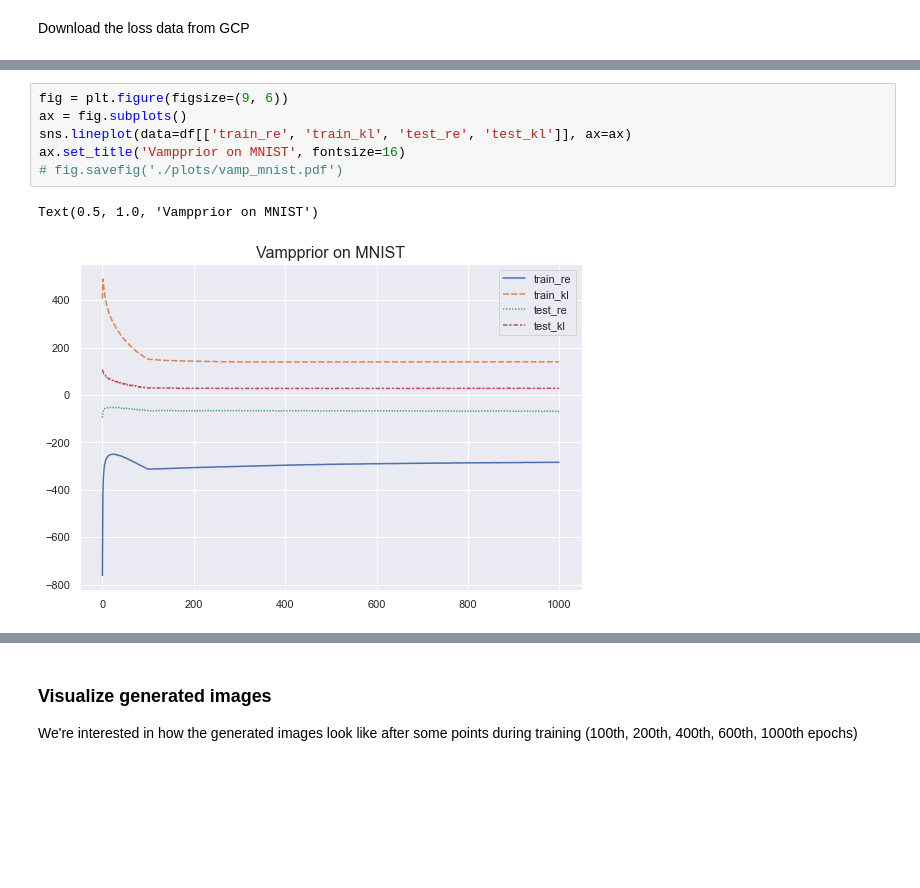
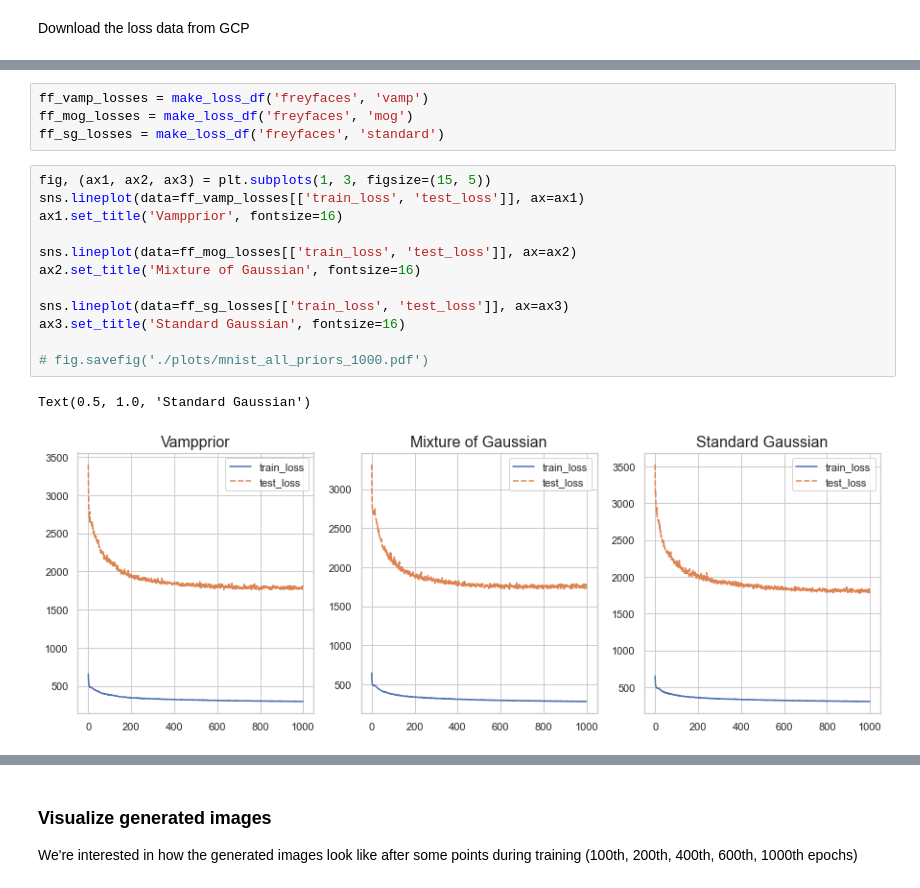
Before and after one commit to pacmac0/VAE_project, a Jupyter notebook: our_code/analytics.ipynb, the cells around one changed output, grey strips where cells are left out. Saved outputs shown, nothing was run; the diff lists cells and outputs as text; blank space fills up the shorter version.

```diff
--- a/our_code/analytics.ipynb
+++ b/our_code/analytics.ipynb
@@ -171,9 +173,19 @@ fig.savefig('./plots/vamp_mnist.pdf')
-# %%
-fig = plt.figure(figsize=(9, 6))
-ax = fig.subplots()
-sns.lineplot(data=df[['train_re', 'train_kl', 'test_re', 'test_kl']], ax=ax)
-ax.set_title('Vampprior on MNIST', fontsize=16)
-# fig.savefig('./plots/vamp_mnist.pdf')
-# %% [output]
-Text(0.5, 1.0, 'Vampprior on MNIST')
-[figure, removed]
+# %%
+ff_vamp_losses = make_loss_df('freyfaces', 'vamp')
+ff_mog_losses = make_loss_df('freyfaces', 'mog')
+ff_sg_losses = make_loss_df('freyfaces', 'standard')
+# %%
+fig, (ax1, ax2, ax3) = plt.subplots(1, 3, figsize=(15, 5))
+sns.lineplot(data=ff_vamp_losses[['train_loss', 'test_loss']], ax=ax1)
+ax1.set_title('Vampprior', fontsize=16)
+
+sns.lineplot(data=ff_mog_losses[['train_loss', 'test_loss']], ax=ax2)
+ax2.set_title('Mixture of Gaussian', fontsize=16)
+
+sns.lineplot(data=ff_sg_losses[['train_loss', 'test_loss']], ax=ax3)
+ax3.set_title('Standard Gaussian', fontsize=16)
+
+# fig.savefig('./plots/mnist_all_priors_1000.pdf')
+# %% [output]
+Text(0.5, 1.0, 'Standard Gaussian')
+[figure, added]
```
Also changed, not shown: parts of 34 cells of this notebook, 1 other file.
